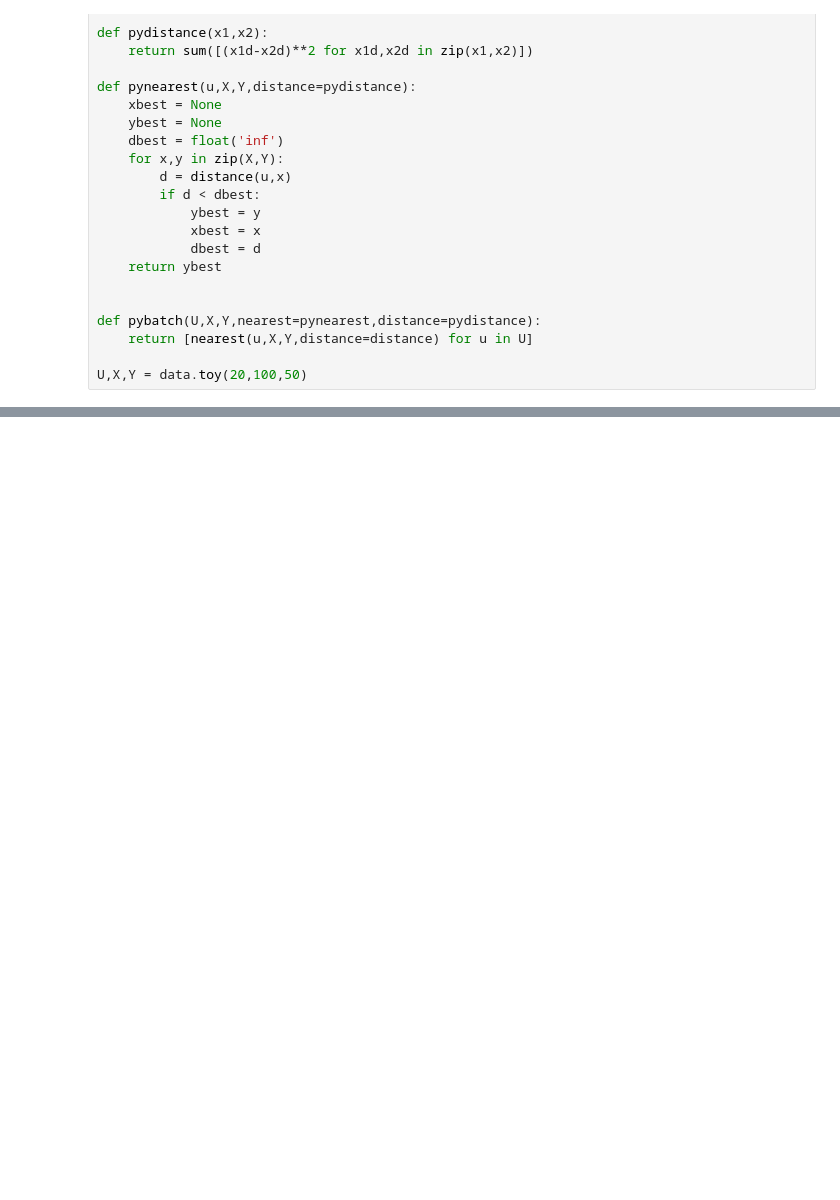
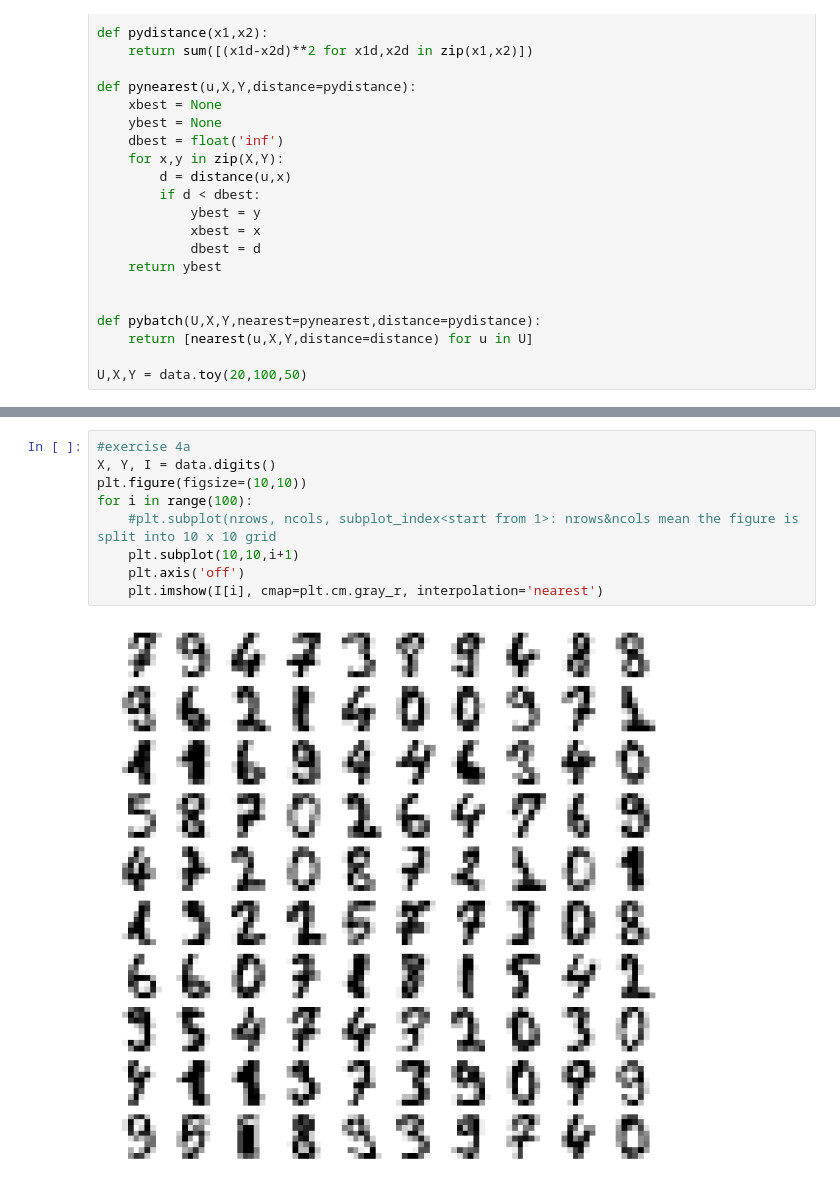
Before and after one commit to florianGithub/PyML, a Jupyter notebook: fangyu/sheet2_fangyu.ipynb, the cells around one changed output, grey strips where cells are left out. Cells and saved outputs as stored; diff of their text form; blank space fills up the shorter version.

```diff
--- a/fangyu/sheet2_fangyu.ipynb
+++ b/fangyu/sheet2_fangyu.ipynb
@@ -88,0 +158,11 @@ plt.legend()
+# %%
+#exercise 4a
+X, Y, I = data.digits()
+plt.figure(figsize=(10,10))
+for i in range(100):
+    #plt.subplot(nrows, ncols, subplot_index<start from 1>: nrows&ncols mean the figure is split into 10 x 10 grid
+    plt.subplot(10,10,i+1)
+    plt.axis('off')
+    plt.imshow(I[i], cmap=plt.cm.gray_r, interpolation='nearest')
+# %% [output]
+[figure, added]
```
Also changed, not shown: parts of 6 cells of this notebook, 3 other files.
